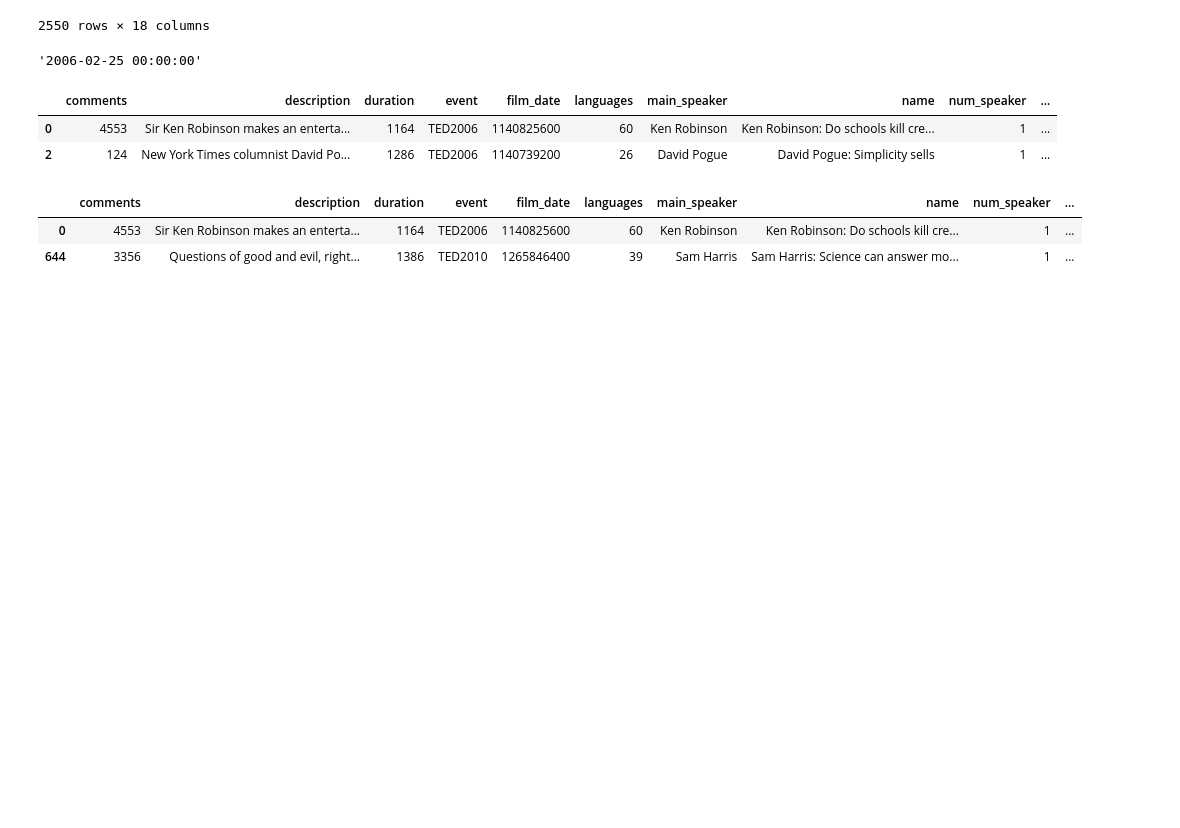
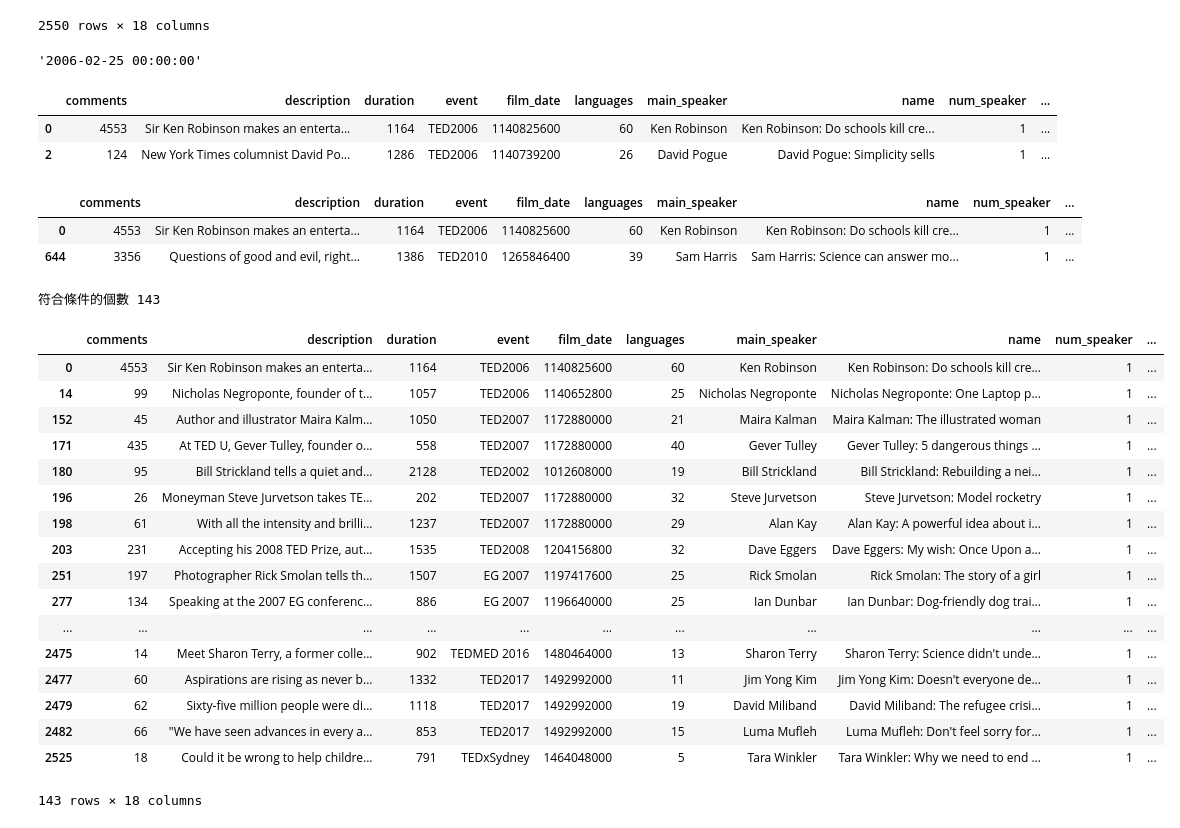
Before and after one commit to uuboyscy/cb104, a Jupyter notebook: table.ipynb, the cells around one changed output. Cells and saved outputs as stored; diff of their text form; code cells hidden in the pictures; blank space fills up the shorter version.

```diff
--- a/table.ipynb
+++ b/table.ipynb
@@ -187,0 +190,29 @@ df[f]
+# %%
+def fflow(t):
+    if "children" in eval(t):
+        return True
+    else:
+        return False
+f = df[df["tags"].apply(fflow)]
+print("符合條件的個數", f.shape[0])
+f
+# %% [output]
+符合條件的個數 143
+|  | comments | description | duration | event | film_date | languages | main_speaker | name | num_speaker | ... |
+| 0 | 4553 | Sir Ken Robinson makes an enterta... | 1164 | TED2006 | 1140825600 | 60 | Ken Robinson | Ken Robinson: Do schools kill cre... | 1 | ... |
+| 14 | 99 | Nicholas Negroponte, founder of t... | 1057 | TED2006 | 1140652800 | 25 | Nicholas Negroponte | Nicholas Negroponte: One Laptop p... | 1 | ... |
+| 152 | 45 | Author and illustrator Maira Kalm... | 1050 | TED2007 | 1172880000 | 21 | Maira Kalman | Maira Kalman: The illustrated woman | 1 | ... |
+| 171 | 435 | At TED U, Gever Tulley, founder o... | 558 | TED2007 | 1172880000 | 40 | Gever Tulley | Gever Tulley: 5 dangerous things ... | 1 | ... |
+| 180 | 95 | Bill Strickland tells a quiet and... | 2128 | TED2002 | 1012608000 | 19 | Bill Strickland | Bill Strickland: Rebuilding a nei... | 1 | ... |
+| 196 | 26 | Moneyman Steve Jurvetson takes TE... | 202 | TED2007 | 1172880000 | 32 | Steve Jurvetson | Steve Jurvetson: Model rocketry | 1 | ... |
+| 198 | 61 | With all the intensity and brilli... | 1237 | TED2007 | 1172880000 | 29 | Alan Kay | Alan Kay: A powerful idea about i... | 1 | ... |
+| 203 | 231 | Accepting his 2008 TED Prize, aut... | 1535 | TED2008 | 1204156800 | 32 | Dave Eggers | Dave Eggers: My wish: Once Upon a... | 1 | ... |
+| 251 | 197 | Photographer Rick Smolan tells th... | 1507 | EG 2007 | 1197417600 | 25 | Rick Smolan | Rick Smolan: The story of a girl | 1 | ... |
+| 277 | 134 | Speaking at the 2007 EG conferenc... | 886 | EG 2007 | 1196640000 | 25 | Ian Dunbar | Ian Dunbar: Dog-friendly dog trai... | 1 | ... |
+| ... | ... | ... | ... | ... | ... | ... | ... | ... | ... | ... |
+| 2475 | 14 | Meet Sharon Terry, a former colle... | 902 | TEDMED 2016 | 1480464000 | 13 | Sharon Terry | Sharon Terry: Science didn't unde... | 1 | ... |
+| 2477 | 60 | Aspirations are rising as never b... | 1332 | TED2017 | 1492992000 | 11 | Jim Yong Kim | Jim Yong Kim: Doesn't everyone de... | 1 | ... |
+| 2479 | 62 | Sixty-five million people were di... | 1118 | TED2017 | 1492992000 | 19 | David Miliband | David Miliband: The refugee crisi... | 1 | ... |
+| 2482 | 66 | "We have seen advances in every a... | 853 | TED2017 | 1492992000 | 15 | Luma Mufleh | Luma Mufleh: Don't feel sorry for... | 1 | ... |
+| 2525 | 18 | Could it be wrong to help childre... | 791 | TEDxSydney | 1464048000 | 5 | Tara Winkler | Tara Winkler: Why we need to end ... | 1 | ... |
+143 rows × 18 columns
```
Also changed, not shown: parts of 4 cells of this notebook, 2 other files.
